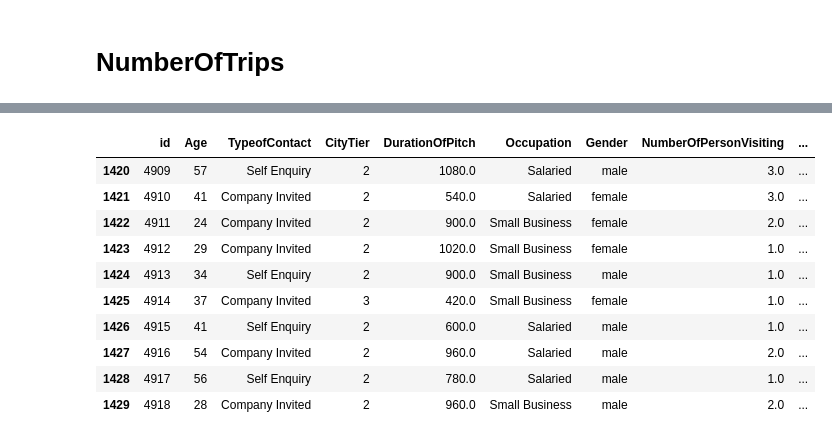
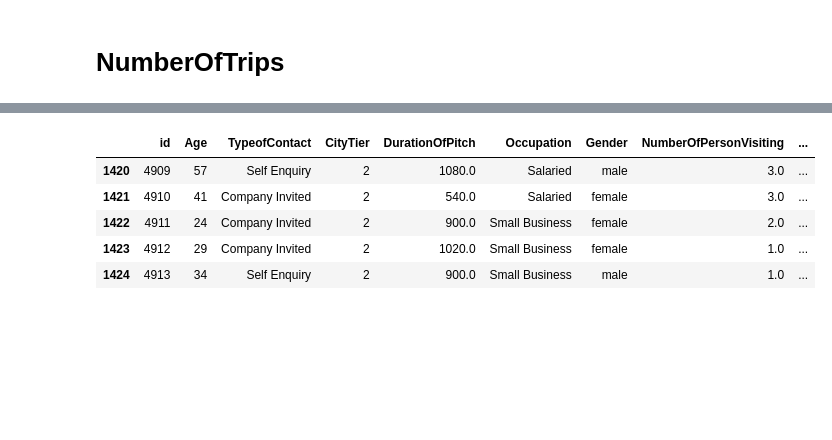
Before and after one commit to RickHub0115/SIGNATE-Summer-Cup-2024, a Jupyter notebook: scr/null/null_3_trips.ipynb, the cells around one changed output, grey strips where cells are left out. Cells and saved outputs as stored; diff of their text form; code cells hidden in the pictures; blank space fills up the shorter version.

```diff
--- a/scr/null/null_3_trips.ipynb
+++ b/scr/null/null_3_trips.ipynb
@@ -246,14 +232,9 @@ df_train[290:300]
 # %%
-df_test[1420:1430]
+df_test[1420:1425]
 # %% [output]
 |  | id | Age | TypeofContact | CityTier | DurationOfPitch | Occupation | Gender | NumberOfPersonVisiting | ... |
 | 1420 | 4909 | 57 | Self Enquiry | 2 | 1080.0 | Salaried | male | 3.0 | ... |
 | 1421 | 4910 | 41 | Company Invited | 2 | 540.0 | Salaried | female | 3.0 | ... |
 | 1422 | 4911 | 24 | Company Invited | 2 | 900.0 | Small Business | female | 2.0 | ... |
 | 1423 | 4912 | 29 | Company Invited | 2 | 1020.0 | Small Business | female | 1.0 | ... |
 | 1424 | 4913 | 34 | Self Enquiry | 2 | 900.0 | Small Business | male | 1.0 | ... |
-| 1425 | 4914 | 37 | Company Invited | 3 | 420.0 | Small Business | female | 1.0 | ... |
-| 1426 | 4915 | 41 | Self Enquiry | 2 | 600.0 | Salaried | male | 1.0 | ... |
-| 1427 | 4916 | 54 | Company Invited | 2 | 960.0 | Salaried | male | 2.0 | ... |
-| 1428 | 4917 | 56 | Self Enquiry | 2 | 780.0 | Salaried | male | 1.0 | ... |
-| 1429 | 4918 | 28 | Company Invited | 2 | 960.0 | Small Business | male | 2.0 | ... |
```
Also changed, not shown: parts of 15 cells of this notebook, 14 other files.
